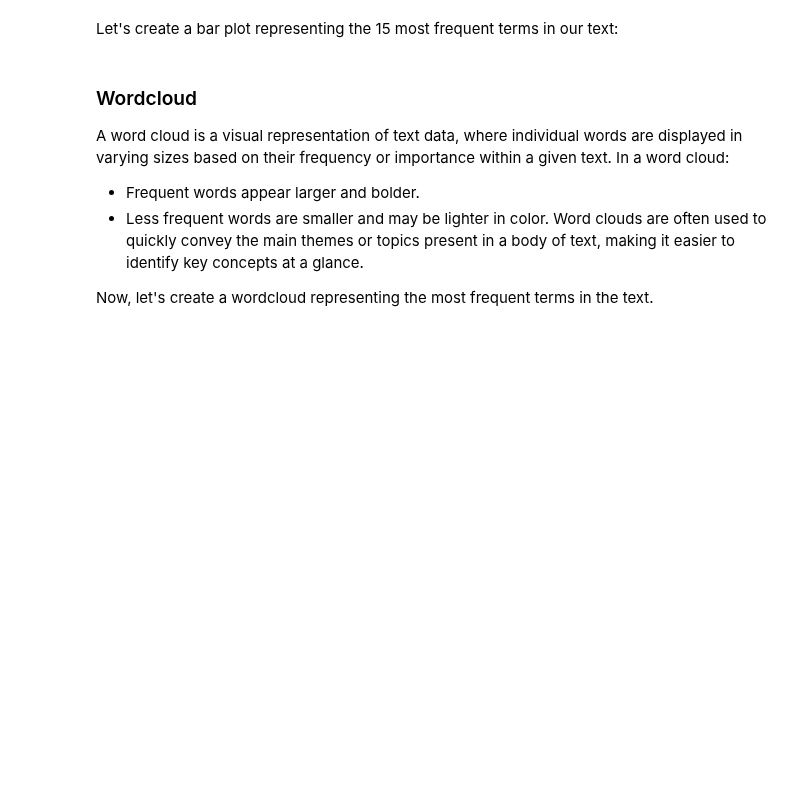
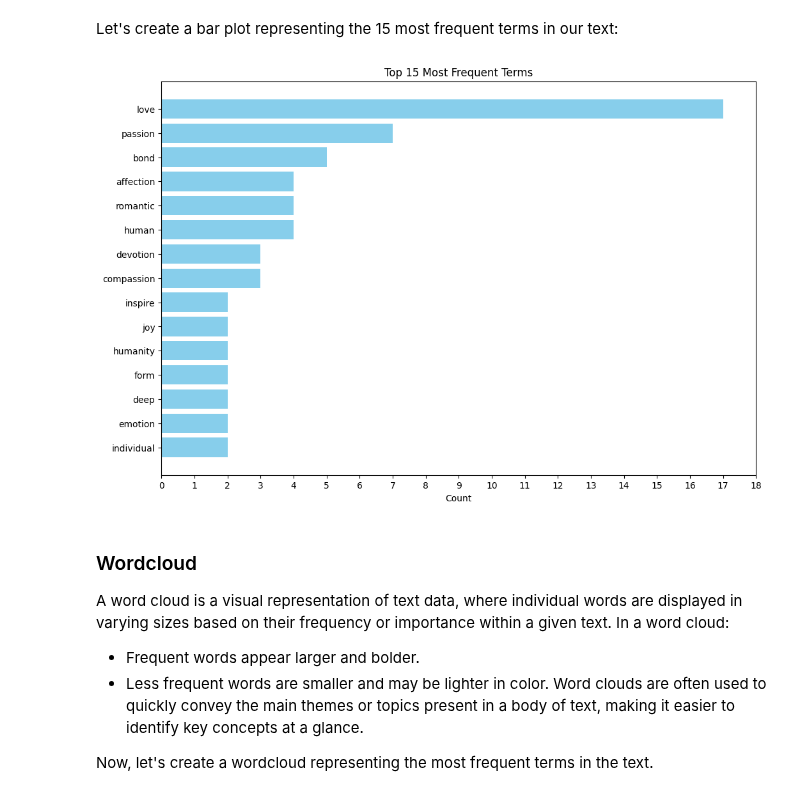
Before and after one commit to SepidehAlassi/intro_textAnalysis, a Jupyter notebook: text_analysis.ipynb, the cells around one changed output. Saved outputs shown, nothing was run; the diff lists cells and outputs as text; code cells hidden in the pictures; blank space fills up the shorter version.

```diff
--- a/text_analysis.ipynb
+++ b/text_analysis.ipynb
@@ -371,15 +586,17 @@ Let's create a bar plot representing the 15 most frequent terms in our text:
 # %%
 from matplotlib import pyplot as plt
 %matplotlib inline
 
 # Plot the data
 plt.figure(figsize=(12, 8))
 plt.barh(top_15_terms['Term'], top_15_terms['Count'], color='skyblue')
-plt.xticks(range(0,18))
+plt.xticks(range(0,19))
 plt.xlabel('Count')
 plt.title('Top 15 Most Frequent Terms')
 plt.gca().invert_yaxis()  # Invert y-axis for better readability
 plt.show()
+# %% [output]
+[figure, added]
 # %% [markdown]
 ### Wordcloud
 A word cloud is a visual representation of text data, where individual words are displayed in varying sizes based on their frequency or importance within a given text. In a word cloud:
```
Also changed, not shown: parts of 45 cells of this notebook.
